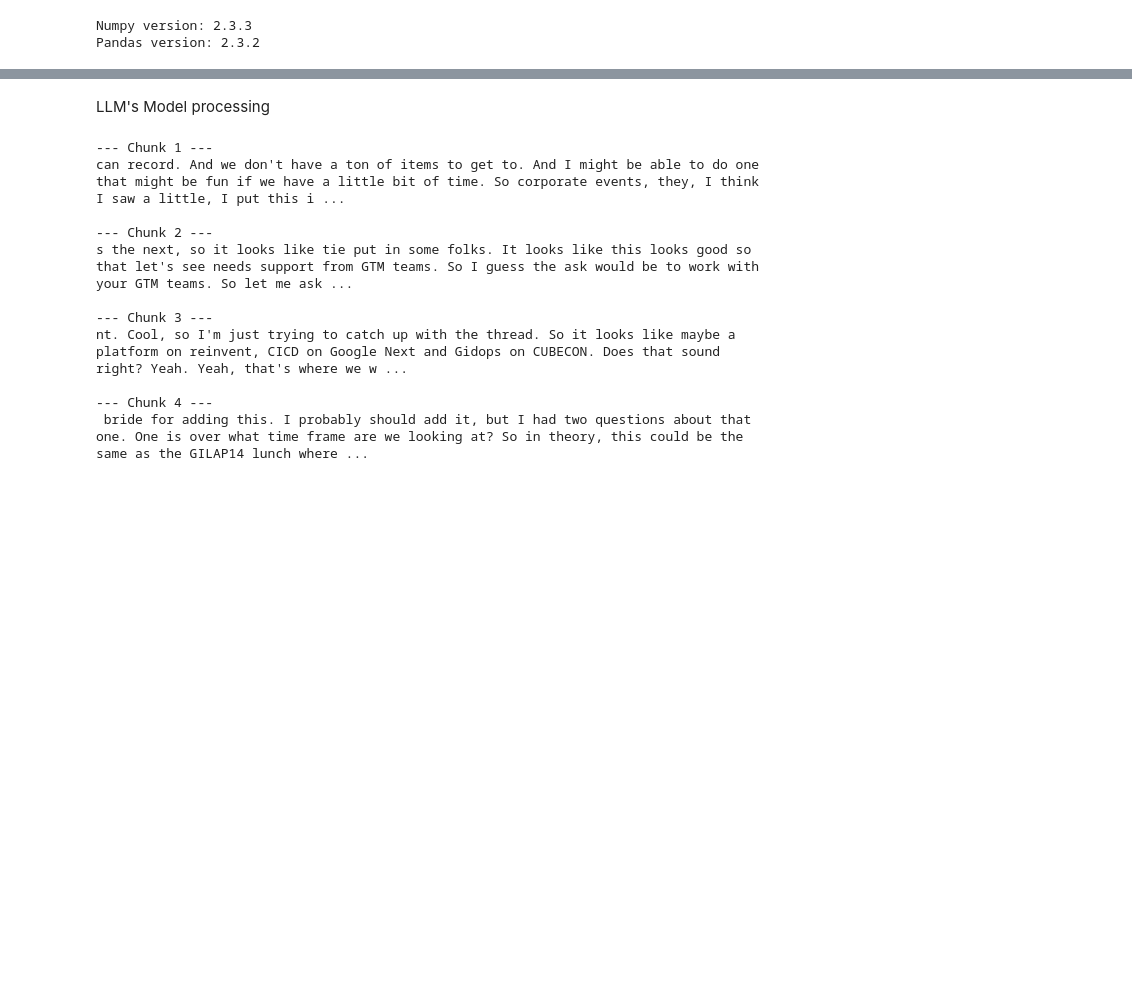
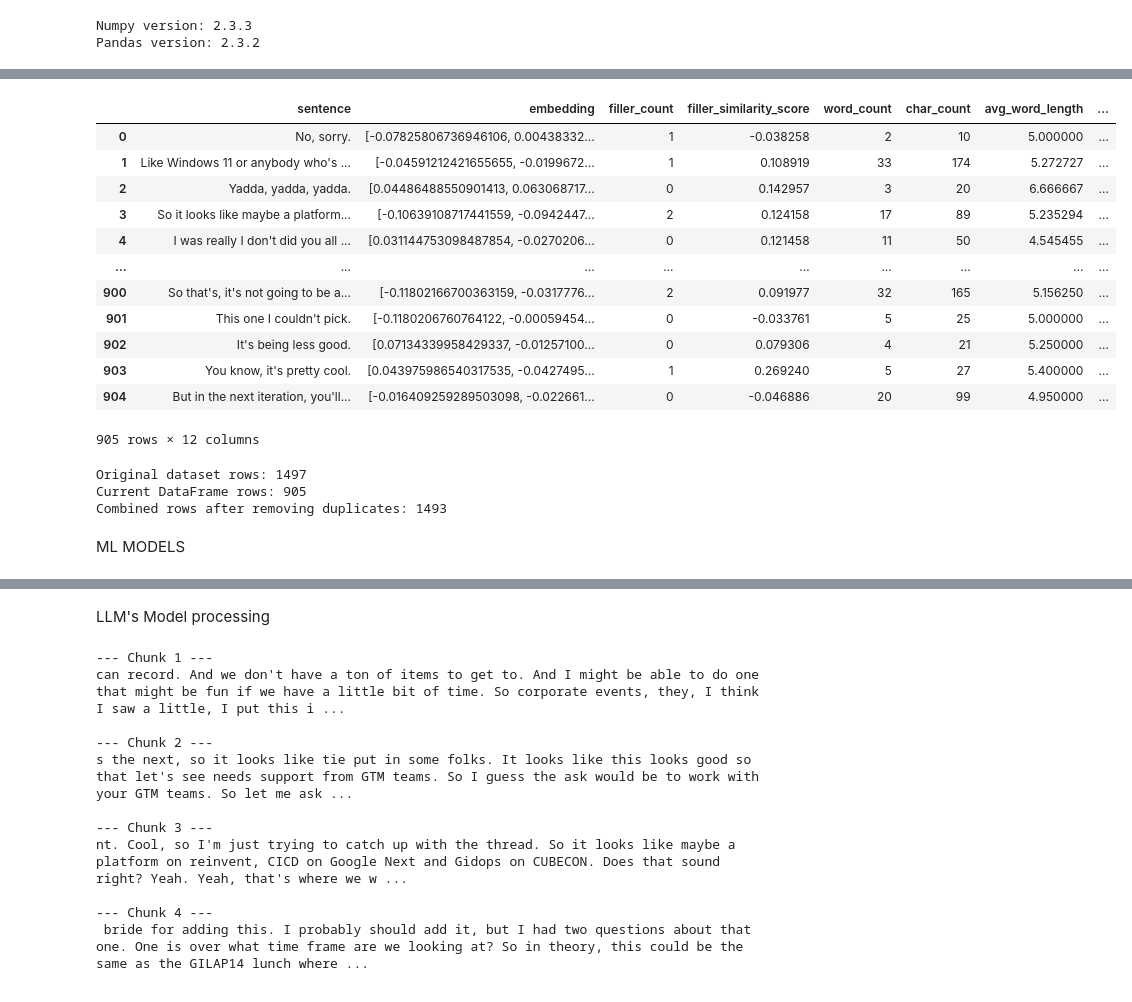
Before and after one commit to SachinHitsGit/AI-Report-Generator, a Jupyter notebook: Optimizing/dataset.ipynb, the cells around one changed output, grey strips where cells are left out. Saved outputs shown, nothing was run; the diff lists cells and outputs as text; code cells hidden in the pictures; blank space fills up the shorter version.

Commit message:
Finilazing ML model

```diff
--- a/Optimizing/dataset.ipynb
+++ b/Optimizing/dataset.ipynb
@@ -119,0 +267,2 @@ for cluster_id, sentences in clustered_sentences.items():
+# %%
+df = df.sample(frac=1).reset_index(drop=True)
@@ -119,0 +303,57 @@ for cluster_id, sentences in clustered_sentences.items():
+# %%
+from sklearn.metrics.pairwise import cosine_similarity
+import numpy as np
+filler_phrases = [
+    "um", "uh", "like", "you know", "i mean", "so", "well",
+    "actually", "basically", "literally", "sort of", "kind of"
+]
+
+filler_reference_text = " ".join(filler_phrases)
+filler_embedding = model.encode(filler_reference_text)
+sentence_embeddings = np.array(df['embedding'].tolist())
+
+similarities = cosine_similarity(sentence_embeddings, [filler_embedding]).flatten()
+
+df['filler_similarity_score'] = similarities
+df['word_count'] = df['sentence'].apply(lambda x: len(x.split()))
+df['char_count'] = df['sentence'].apply(len)
+df['avg_word_length'] = df['char_count'] / df['word_count']
+# %%
+from nltk.corpus import stopwords
+stop_words = set(stopwords.words('english'))
+
+df['stopword_ratio'] = df['sentence'].apply(
+    lambda x: sum(1 for word in x.lower().split() if word in stop_words) / len(x.split())
+)
+filler_starts = ('so', 'well', 'actually', 'like', 'i mean', 'you know')
+
+df['starts_with_filler'] = df['sentence'].str.lower().apply(
+    lambda x: any(x.startswith(f) for f in filler_starts)
+).astype(int)
+# %%
+import spacy
+nlp = spacy.load("en_core_web_sm")  # Lightweight English model
+
+def count_pos_tags(sentence, pos_tag):
+    doc = nlp(sentence)
+    return sum(1 for token in doc if token.pos_ == pos_tag)
+# %%
+df['interjection_count'] = df['sentence'].apply(lambda x: count_pos_tags(x, 'INTJ'))
+df['adverb_count'] = df['sentence'].apply(lambda x: count_pos_tags(x, 'ADV'))
+cols = [col for col in df.columns if col != 'label'] + ['label']
+df = df[cols]
+df
+# %% [output]
+|  | sentence | embedding | filler_count | filler_similarity_score | word_count | char_count | avg_word_length | ... |
+| 0 | No, sorry. | [-0.07825806736946106, 0.00438332... | 1 | -0.038258 | 2 | 10 | 5.000000 | ... |
+| 1 | Like Windows 11 or anybody who's ... | [-0.04591212421655655, -0.0199672... | 1 | 0.108919 | 33 | 174 | 5.272727 | ... |
+| 2 | Yadda, yadda, yadda. | [0.04486488550901413, 0.063068717... | 0 | 0.142957 | 3 | 20 | 6.666667 | ... |
+| 3 | So it looks like maybe a platform... | [-0.10639108717441559, -0.0942447... | 2 | 0.124158 | 17 | 89 | 5.235294 | ... |
+| 4 | I was really I don't did you all ... | [0.031144753098487854, -0.0270206... | 0 | 0.121458 | 11 | 50 | 4.545455 | ... |
+| ... | ... | ... | ... | ... | ... | ... | ... | ... |
+| 900 | So that's, it's not going to be a... | [-0.11802166700363159, -0.0317776... | 2 | 0.091977 | 32 | 165 | 5.156250 | ... |
+| 901 | This one I couldn't pick. | [-0.1180206760764122, -0.00059454... | 0 | -0.033761 | 5 | 25 | 5.000000 | ... |
+| 902 | It's being less good. | [0.07134339958429337, -0.01257100... | 0 | 0.079306 | 4 | 21 | 5.250000 | ... |
+| 903 | You know, it's pretty cool. | [0.043975986540317535, -0.0427495... | 1 | 0.269240 | 5 | 27 | 5.400000 | ... |
+| 904 | But in the next iteration, you'll... | [-0.016409259289503098, -0.022661... | 0 | -0.046886 | 20 | 99 | 4.950000 | ... |
+905 rows × 12 columns
@@ -119,0 +364,8 @@ for cluster_id, sentences in clustered_sentences.items():
+# %%
+print(f"Original dataset rows: {len(df_orig)}")
+print(f"Current DataFrame rows: {len(df)}")
+print(f"Combined rows after removing duplicates: {len(df_combined)}")
+# %% [output]
+Original dataset rows: 1497
+Current DataFrame rows: 905
+Combined rows after removing duplicates: 1493
@@ -119,0 +374,2 @@ for cluster_id, sentences in clustered_sentences.items():
+# %% [markdown]
+ML MODELS
```
Also changed, not shown: parts of 29 cells of this notebook, 13 other files.
